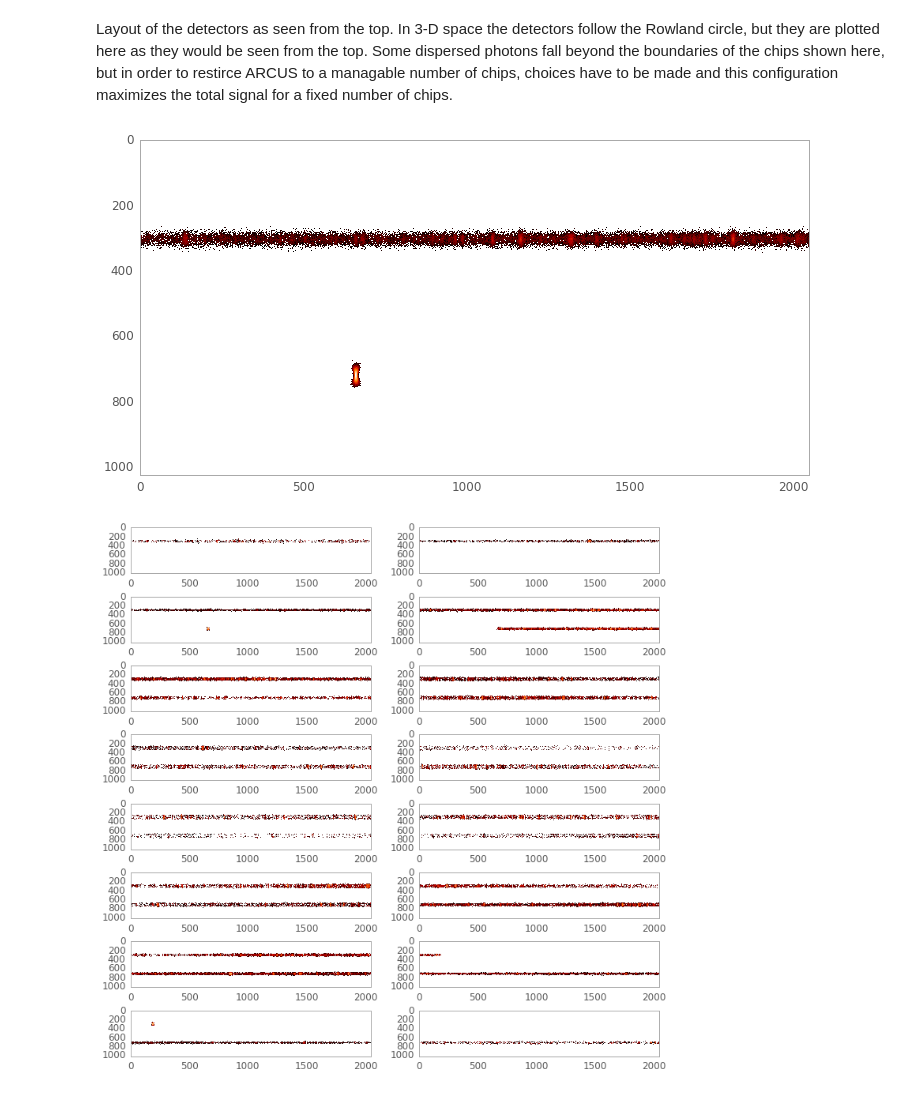
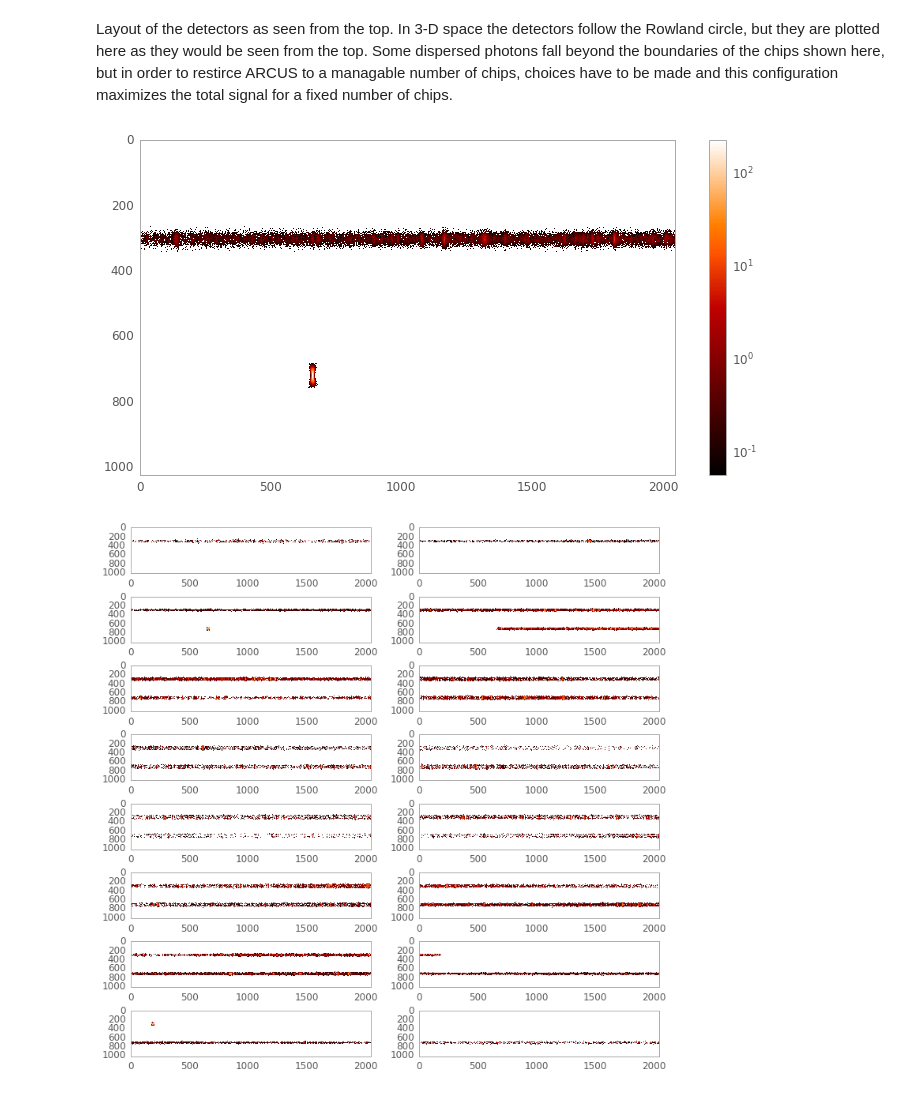
Before and after one commit to hamogu/ARCUS, a Jupyter notebook: notebooks/CATmerrit.ipynb, the cells around one changed output. Cells and saved outputs as stored; diff of their text form; code cells hidden in the pictures.

```diff
--- a/notebooks/CATmerrit.ipynb
+++ b/notebooks/CATmerrit.ipynb
@@ -595,20 +580,20 @@ Layout of the detectors as seen from the top. In 3-D space the detectors follow
 # %%
 fig = plt.figure(figsize=(12,6))
 
 ax = fig.add_subplot(111)
 ind = eqpegA['CCD_ID'] == 24
 hist, xedges, yedges = np.histogram2d(eqpegA['detpix_y'][ind], eqpegA['detpix_x'][ind],
                                 weights=eqpegA['probability'][ind],
                             range=[[0,1024], [0,2048]], bins=[1024,2048]
           )
-ax.imshow(hist, aspect='auto', interpolation='none', norm=matplotlib.colors.LogNorm())
+im = ax.imshow(hist, aspect='auto', interpolation='none', norm=matplotlib.colors.LogNorm())
 ax.grid()
-#cax = fig.colorbar(ax)
+cax = plt.colorbar(im)
 #ax.set_axis_off()
 
-fig.savefig(os.path.join(figureout, 'EQPegonCCD24.pdf'), dpi=300)
+fig.savefig(os.path.join(figureout, 'EQPegonCCD24_log.pdf'), dpi=300)
 # %% [output]
-[figure, old version]
+[figure, new version]
 # %%
 fig = plt.figure(figsize=(12,12))
 for i in range(16):
```
Also changed, not shown: parts of 7 cells of this notebook, 4 other files.
